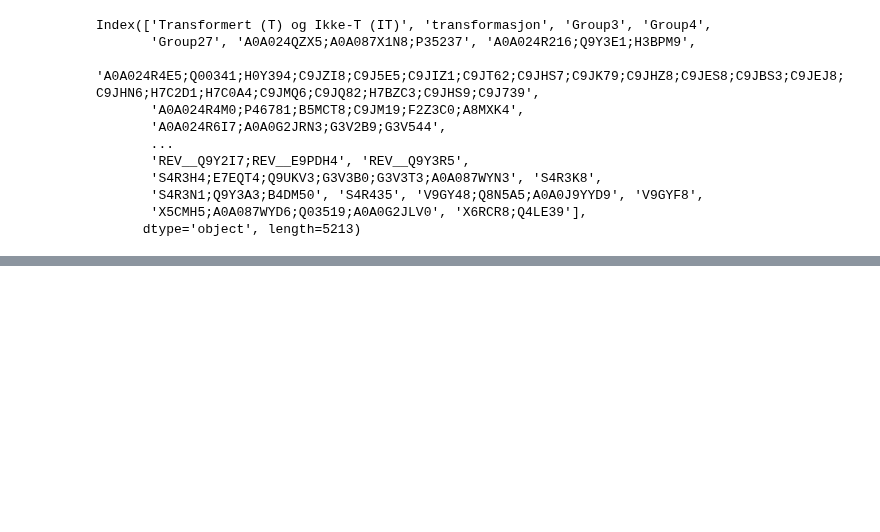
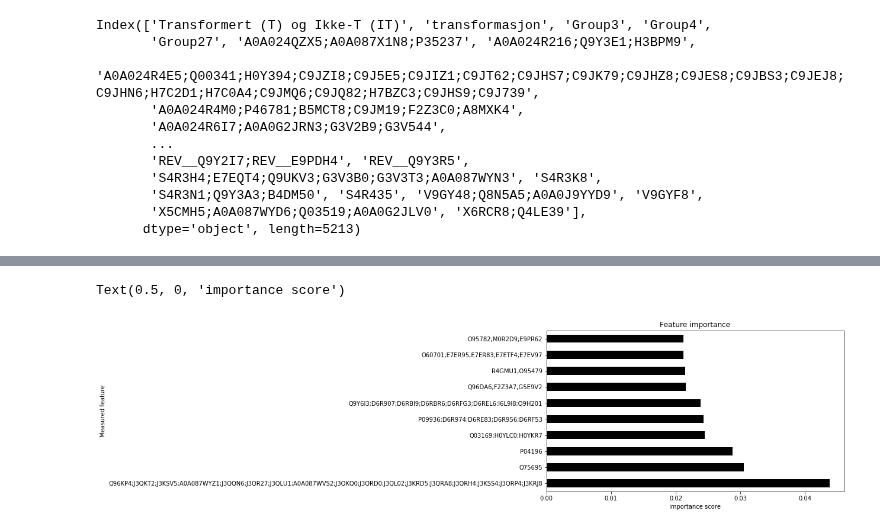
Before and after one commit to animesh/notebooks, a Jupyter notebook: lymphomaTF.ipynb, the cells around one changed output, grey strips where cells are left out. Cells and saved outputs as stored; diff of their text form; code cells hidden in the pictures; blank space fills up the shorter version.

Commit message:
gcloud in docker, upgrade r packages, random forest on lymphoma data with feature importance

```diff
--- a/lymphomaTF.ipynb
+++ b/lymphomaTF.ipynb
@@ -252,0 +289,3 @@ df_filtered_log2[labelN]
+# %%
+outcome_label = np.where(df_filtered_log2_TIT[labelN] == 'T', 1, 0)
+outcome_label.sum()
@@ -252,0 +294,3 @@ df_filtered_log2[labelN]
+# %%
+features = df_filtered_log2_TIT.columns[5:]
+features
@@ -252,0 +311,3 @@ df_filtered_log2[labelN]
+# %%
+lym_clf = RandomForestClassifier(n_jobs=2, random_state=0, n_estimators=100)
+lym_clf.fit(df_filtered_log2_TIT[features], outcome_label)
@@ -252,0 +322,4 @@ df_filtered_log2[labelN]
+# %%
+lym_clf.feature_importances_
+feat_importances = pd.Series(lym_clf.feature_importances_, index=df_filtered_log2_TIT.columns[5:])
+feat_importances#.head()
@@ -253 +339,11 @@ df_filtered_log2[labelN]
+# %%
+import matplotlib.pyplot as plt
+plt.figure(figsize = (9,5))
+feat_importances.nlargest(10).plot(kind='barh', color='black')
+plt.title("Feature importance")
+plt.ylabel("Measured feature")
+plt.xlabel("importance score")
+# %% [output]
+Text(0.5, 0, 'importance score')
+[figure, added]
 # %%
```
Also changed, not shown: parts of 20 cells of this notebook, 4 other files.
